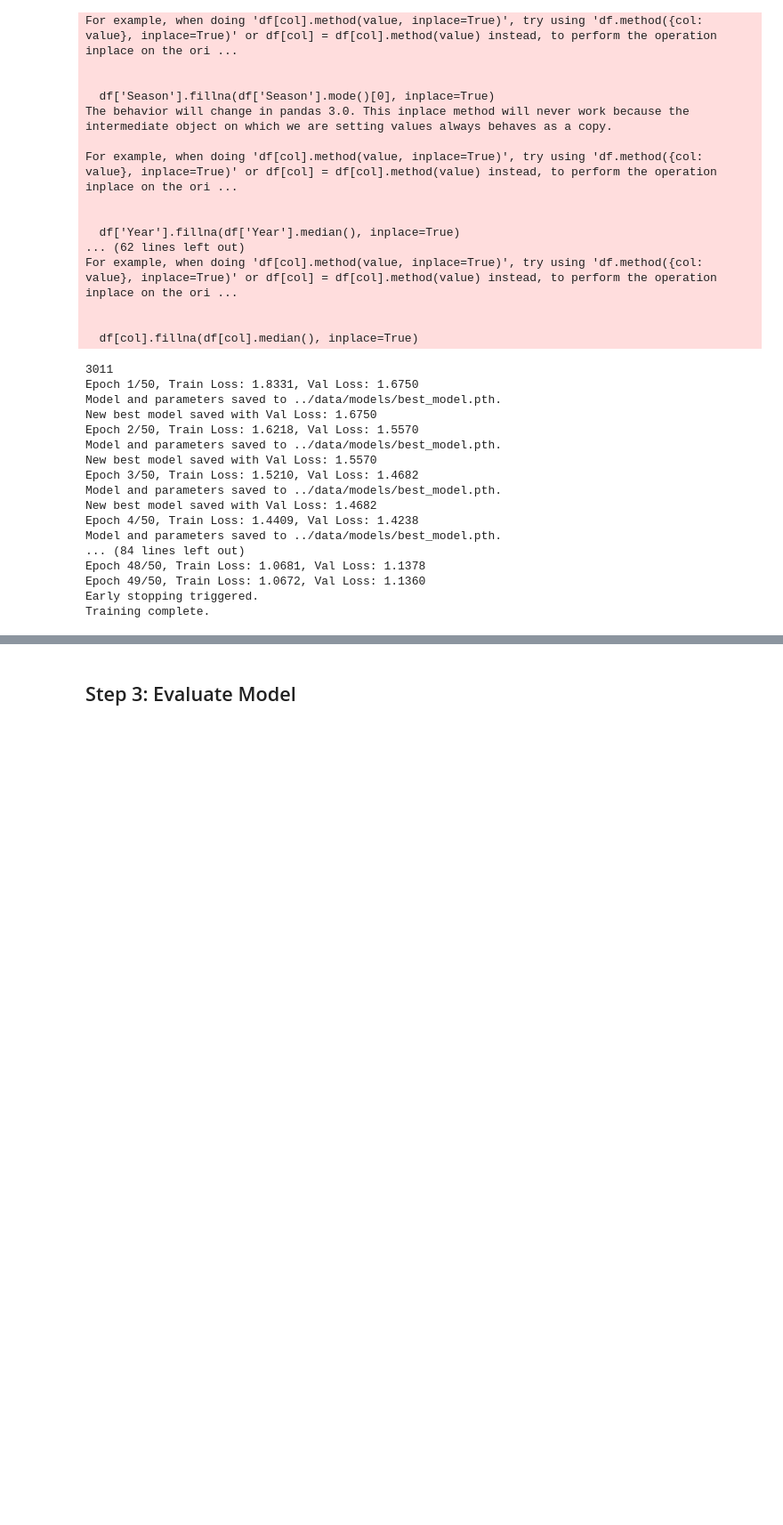
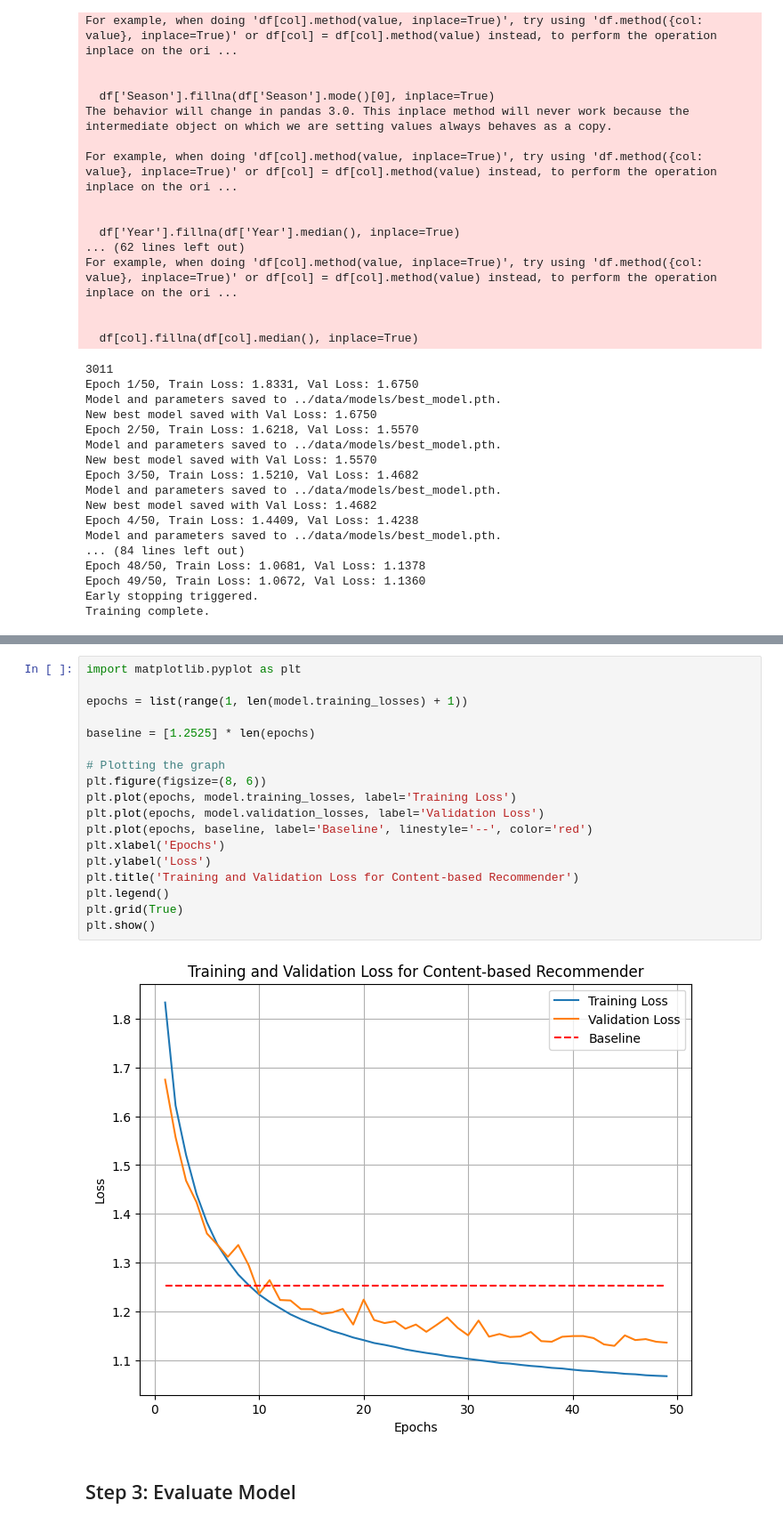
Before and after one commit to lancelianl/ML_final_project, a Jupyter notebook: notebooks/content_based.ipynb, the cells around one changed output, grey strips where cells are left out. Shown: that part at 89% size. Cells and saved outputs as stored; diff of their text form; blank space fills up the shorter version.

```diff
--- a/notebooks/content_based.ipynb
+++ b/notebooks/content_based.ipynb
@@ -92,3 +100,23 @@ Training complete.
+# %%
+import matplotlib.pyplot as plt
+
+epochs = list(range(1, len(model.training_losses) + 1))
+
+baseline = [1.2525] * len(epochs)
+
+# Plotting the graph
+plt.figure(figsize=(8, 6))
+plt.plot(epochs, model.training_losses, label='Training Loss')
+plt.plot(epochs, model.validation_losses, label='Validation Loss')
+plt.plot(epochs, baseline, label='Baseline', linestyle='--', color='red')
+plt.xlabel('Epochs')
+plt.ylabel('Loss')
+plt.title('Training and Validation Loss for Content-based Recommender')
+plt.legend()
+plt.grid(True)
+plt.show()
+# %% [output]
+[figure, added]
 # %% [markdown]
 ## Step 3: Evaluate Model
 # %%
```
Also changed, not shown: parts of 2 cells of this notebook.
